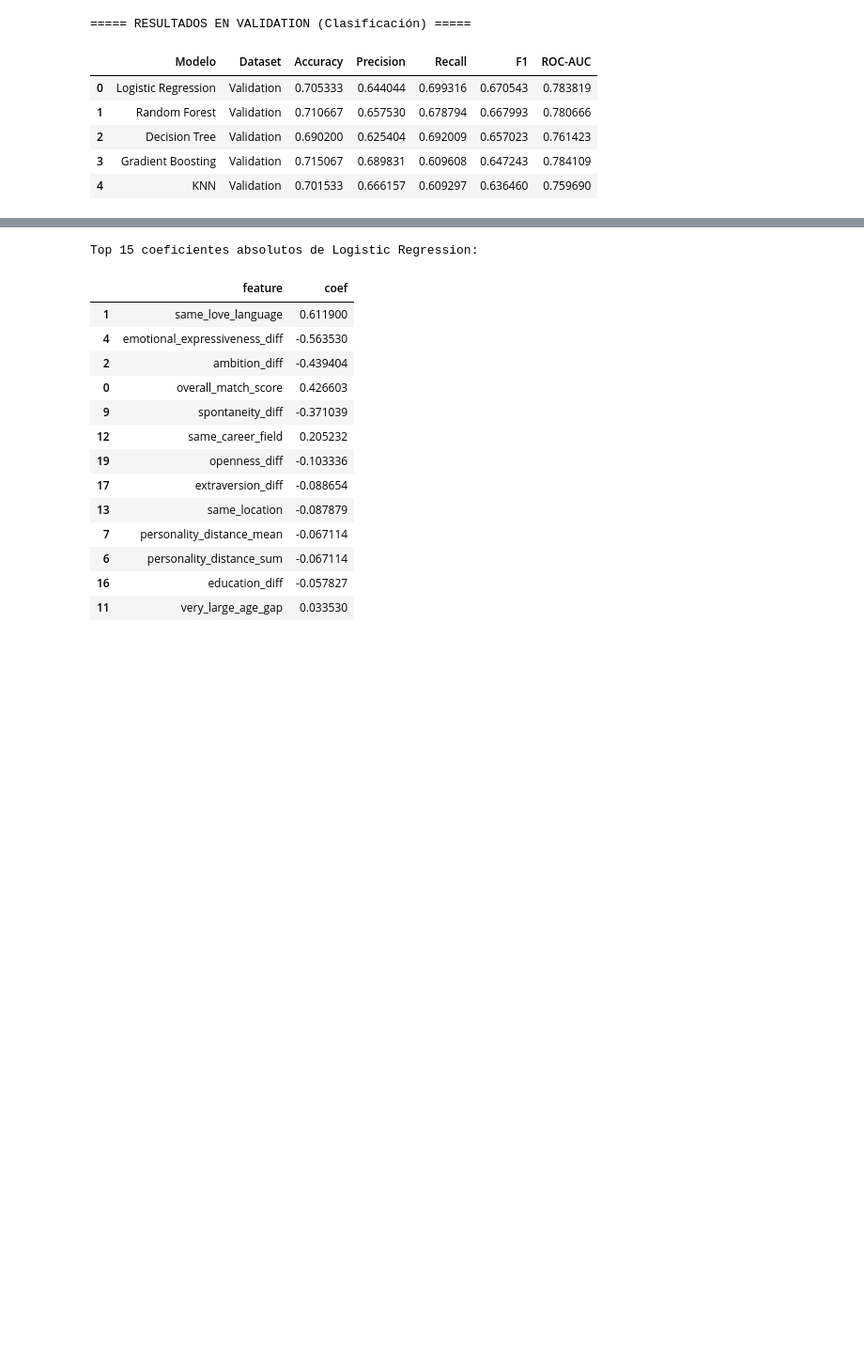
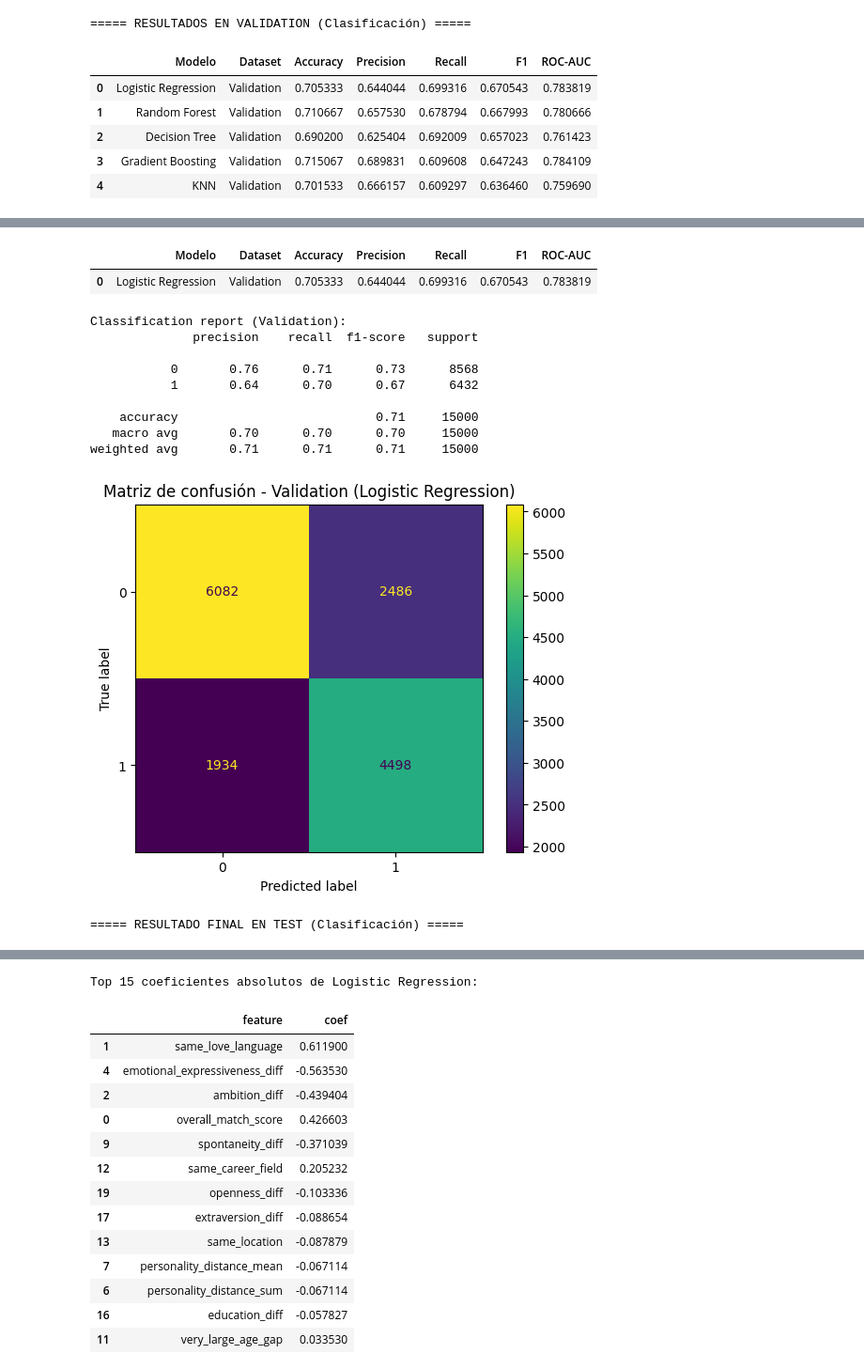
Before and after one commit to OscarDominguezOcana/DISIA-G5, a Jupyter notebook: [DISIA] - G5 - Hito 3.ipynb, the cells around one changed output, grey strips where cells are left out. Shown at 94% size. Drawn from its saved outputs; the diff is of its cells as text; code cells hidden in the pictures; blank space fills up the shorter version.

```diff
--- a/[DISIA] - G5 - Hito 3.ipynb
+++ b/[DISIA] - G5 - Hito 3.ipynb
@@ -485,0 +481,67 @@ Confusion matrix:
+# %%
+# =========================
+# 3.4 SELECCIÓN DEL MEJOR MODELO Y EVALUACIÓN FINAL EN TEST
+# =========================
+
+from sklearn.metrics import classification_report, confusion_matrix, ConfusionMatrixDisplay
+import matplotlib.pyplot as plt
+
+best_clf_name = results_clf_val.iloc[0]["Modelo"]
+best_clf_model = trained_classification_models[best_clf_name]
+
+print(f"Mejor modelo de clasificación según Validation: {best_clf_name}")
+
+# -------------------------
+# Evaluación en VALIDATION
+# -------------------------
+val_metrics_best_clf = evaluate_classification(
+    best_clf_model,
+    X_val_clf_sel,
+    y_val_clf,
+    dataset_name="Validation",
+    model_name=best_clf_name
+)
+
+results_clf_best_val = pd.DataFrame([val_metrics_best_clf])
+
+print("\n===== RESULTADO DEL MEJOR MODELO EN VALIDATION =====")
+display(results_clf_best_val)
+
+y_pred_best_clf_val = best_clf_model.predict(X_val_clf_sel)
+
+print("\nClassification report (Validation):")
+print(classification_report(y_val_clf, y_pred_best_clf_val))
+
+cm_val = confusion_matrix(y_val_clf, y_pred_best_clf_val)
+disp_val = ConfusionMatrixDisplay(confusion_matrix=cm_val)
+disp_val.plot()
+plt.title(f"Matriz de confusión - Validation ({best_clf_name})")
+plt.show()
+
+# -------------------------
+# Evaluación en TEST
+# -------------------------
+test_metrics_best_clf = evaluate_classification(
+    best_clf_model,
+    X_test_clf_sel,
+    y_test_clf,
+    dataset_name="Test",
+    model_name=best_clf_name
+)
+
+results_clf_test = pd.DataFrame([test_metrics_best_clf])
+
+print("\n===== RESULTADO FINAL EN TEST (Clasificación) =====")
+display(results_clf_test)
+
+y_pred_best_clf = best_clf_model.predict(X_test_clf_sel)
+
+print("\nClassification report (Test):")
+print(classification_report(y_test_clf, y_pred_best_clf))
+
+cm_test = confusion_matrix(y_test_clf, y_pred_best_clf)
+disp_test = ConfusionMatrixDisplay(confusion_matrix=cm_test)
+disp_test.plot()
+plt.title(f"Matriz de confusión - Test ({best_clf_name})")
+plt.show()
+# %% [output]
@@ -485,0 +551,13 @@ Confusion matrix:
+|  | Modelo | Dataset | Accuracy | Precision | Recall | F1 | ROC-AUC |
+| 0 | Logistic Regression | Validation | 0.705333 | 0.644044 | 0.699316 | 0.670543 | 0.783819 |
+Classification report (Validation):
+              precision    recall  f1-score   support
+
+           0       0.76      0.71      0.73      8568
+           1       0.64      0.70      0.67      6432
+
+    accuracy                           0.71     15000
+   macro avg       0.70      0.70      0.70     15000
+weighted avg       0.71      0.71      0.71     15000
+[figure, added]
+===== RESULTADO FINAL EN TEST (Clasificación) =====
```
Also changed, not shown: parts of 21 cells of this notebook.
